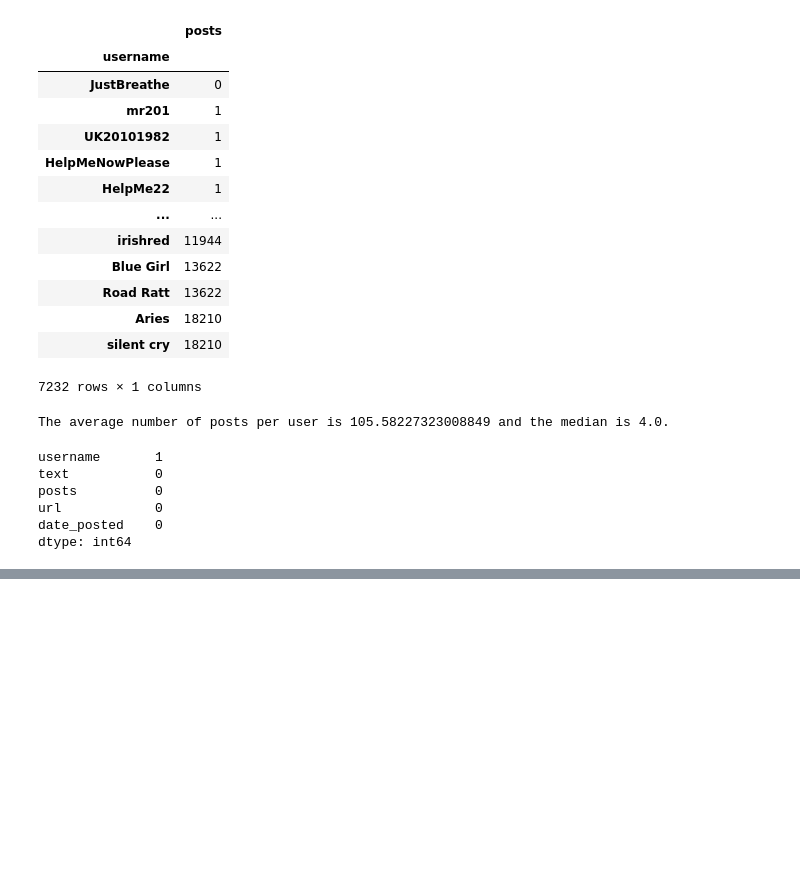
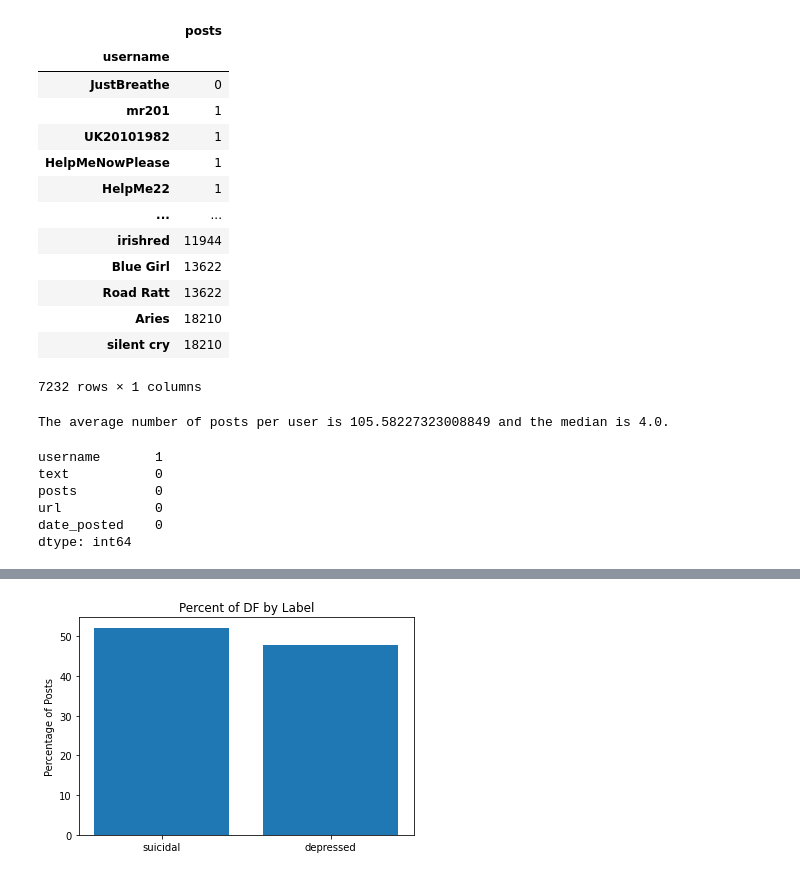
Before and after one commit to yonilevinepenn/MCIT545-Final-Project, a Jupyter notebook: data_exploration.ipynb, the cells around one changed output, grey strips where cells are left out. Cells and saved outputs as stored; diff of their text form; code cells hidden in the pictures; blank space fills up the shorter version.

Commit message:
added EDA charts

```diff
--- a/data_exploration.ipynb
+++ b/data_exploration.ipynb
@@ -215,0 +392,4 @@ Index(['username', 'text', 'posts', 'url', 'date_posted', 'post_length',
+# %%
+depression_full.drop(columns=['text','username','pos_tags', 'joined_tags','url'],inplace=True)
+# %%
+depression_full = depression_full.rename(columns = {'username_clean':'username','clean_text':'text'})
@@ -215,0 +417,9 @@ Index(['username', 'text', 'posts', 'url', 'date_posted', 'post_length',
+# %%
+x = ['suicidal','depressed']
+y = [round((len(depression_full[depression_full['suicidal']==1])/len(depression_full)*100),2),round((len(depression_full[depression_full['suicidal']==0])/len(depression_full)*100),2)]
+plt.ylabel('Percentage of Posts')
+plt.title('Percent of DF by Label')
+plt.bar(x,y)
+plt.show()
+# %% [output]
+[figure, added]
```
Also changed, not shown: parts of 57 cells of this notebook, 1 other file.
